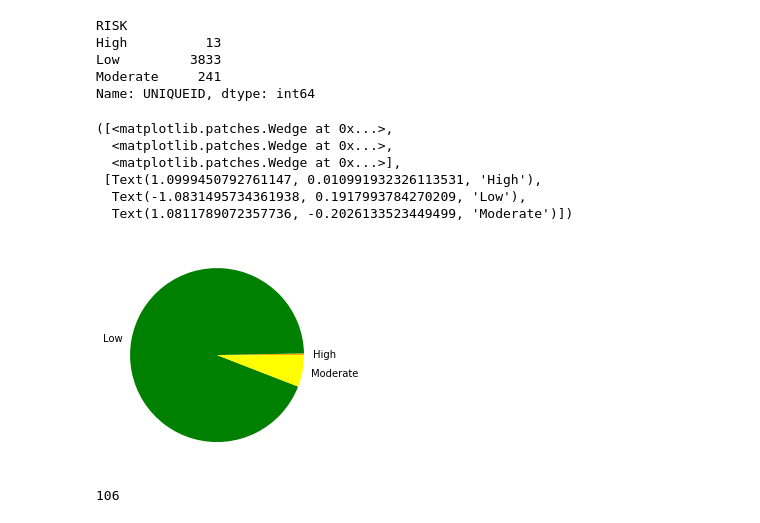
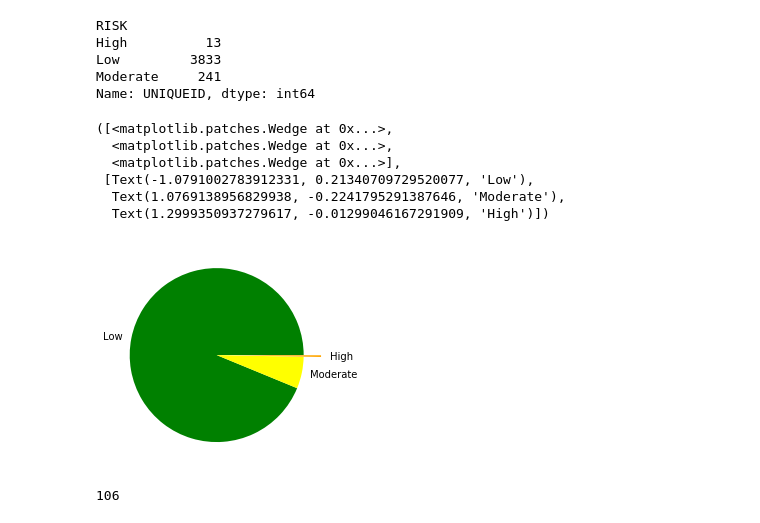
Before and after one commit to nortonlyr/DataEngineering.Labs.CityOfNewarkDETreeSurvey, a Jupyter notebook: newark_de_tree_survey.ipynb, the cells around one changed output. Saved outputs shown, nothing was run; the diff lists cells and outputs as text; code cells hidden in the pictures.

Commit message:
Lab completed with updated assigned color match

```diff
--- a/newark_de_tree_survey.ipynb
+++ b/newark_de_tree_survey.ipynb
@@ -206,19 +207,22 @@ Name: UNIQUEID, dtype: int64
 # Green -> Low
 # Yellow -> Moderate
 # Orange -> High
-colors = ['green', 'orange', 'yellow']
+color_array = np.array(['green', 'yellow', 'orange'])
+label_array = np.array(['Low', 'Moderate', 'High'])
 # %%
 # Plot the pie chart here
-plt.pie(risk_tr, colors =['orange', 'green', 'yellow'], labels = ['High', 'Low', 'Moderate'])
 # Assign color
+risk_tr = tr_df['RISK'].value_counts()
+plt.pie(risk_tr, colors = color_array, labels = label_array,explode = (0,0,.2))
+# Colors are not matching
 # %% [output]
 ([<matplotlib.patches.Wedge at 0x...>,
   <matplotlib.patches.Wedge at 0x...>,
   <matplotlib.patches.Wedge at 0x...>],
- [Text(1.0999450792761147, 0.010991932326113531, 'High'),
-  Text(-1.0831495734361938, 0.1917993784270209, 'Low'),
-  Text(1.0811789072357736, -0.2026133523449499, 'Moderate')])
+ [Text(-1.0791002783912331, 0.21340709729520077, 'Low'),
+  Text(1.0769138956829938, -0.2241795291387646, 'Moderate'),
+  Text(1.2999350937279617, -0.01299046167291909, 'High')])
-[figure, old version]
+[figure, new version]
 # %%
 # How many entries have missing values for the RISK attribute? Why are these values missing?
 tr_df['UNIQUEID'].count() - tr_df['RISK'].count()
```
Also changed, not shown: parts of 1 cell of this notebook.
